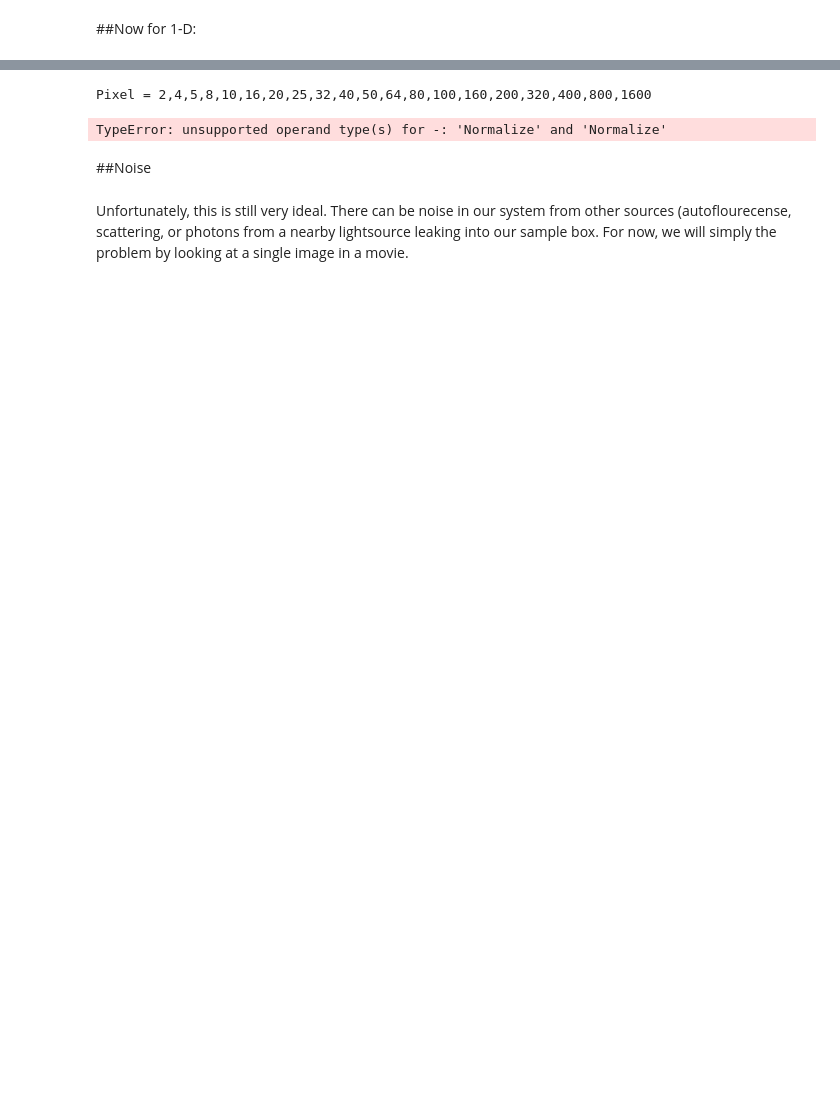
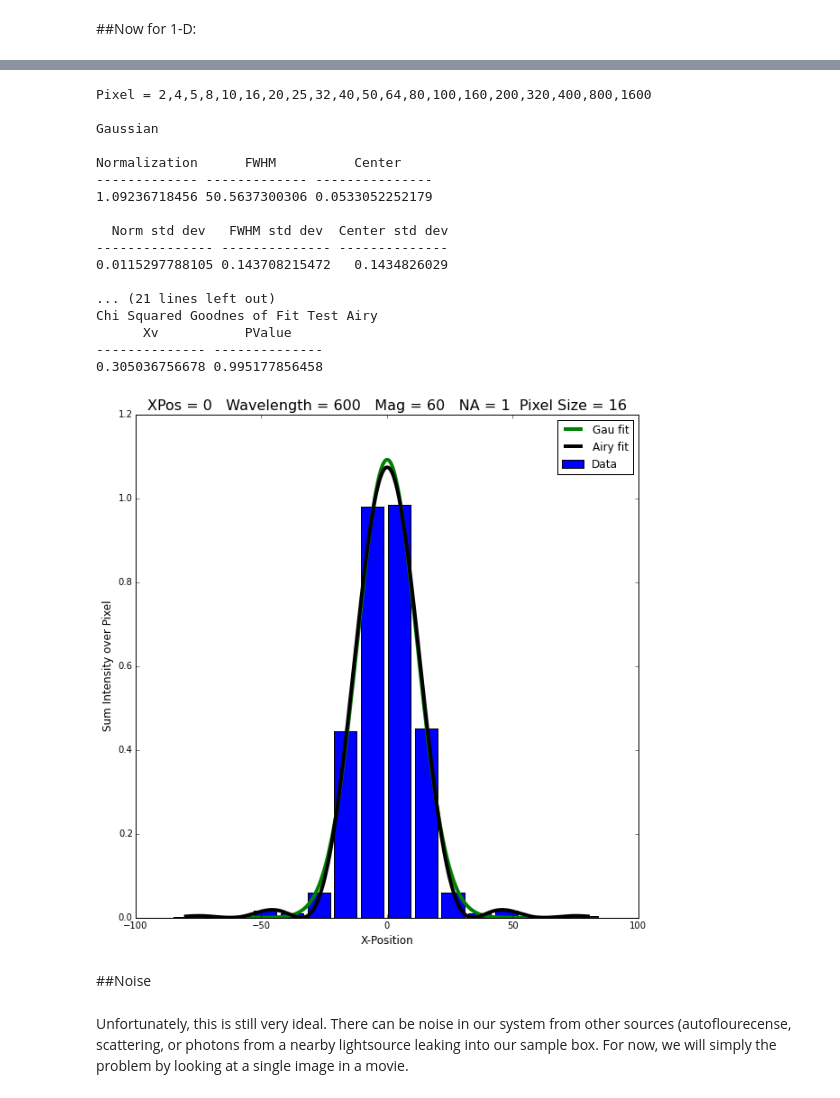
Before and after one commit to UCLA-Chem114/lab_notebooks, a Jupyter notebook: Intro to Superresolution.ipynb, the cells around one changed output, grey strips where cells are left out. Cells and saved outputs as stored; diff of their text form; code cells hidden in the pictures; blank space fills up the shorter version.

```diff
--- a/Intro to Superresolution.ipynb
+++ b/Intro to Superresolution.ipynb
@@ -472,7 +472,7 @@ def plot_airy2d(x_0=0,
 
     plot(xdist,ygau,'g-',label='Gau fit',lw= 4)
     plot(xdist,yairy,'k-',label='Airy fit',lw= 4)
-    plot(xpixel,pygau,'ro')
+    #plot(xpixel,pygau,'ro')
     title('XPos = %d   Wavelength = %d   Mag = %d   NA = %d  Pixel Size = %d' %
           (x_0, l, M, NA, pixelsize),
           fontsize = 16)
@@ -506,36 +506,53 @@ def plot_airy2d(x_0=0,
     print(ta)
 
     print('')
     tstddev = Table()
     tstddev['Norm std dev'] = [sqrt(diag(cga))[0]]
     #tstddev['FWHM std dev'] = [sqrt(diag(cga))[2]]
     tstddev['Center std dev'] = [sqrt(diag(cga))[1]]
     print(tstddev)
 
 
     print('')
 
     print('Gau fit parameters     {0:6.3f} {1:6.3f} {2:6.3f}'.format(*pg))
     print('Gau fit std dev        {0:6.3f} {1:6.3f} {2:6.3f}'.format(*sqrt(diag(cg))))
 
     print('')
-    print('Chi Squared Goodnes of Fit Test')
+    print('Chi Squared Goodnes of Fit Test Gaussian')
     chitable = Table()
     chitable['Xv'] = [Xvg]
     chitable['PValue'] = [pvalueg]
     print(chitable)
 
+    print('')
     print('Airy fit parameters     {0:6.3f} {1:6.3f} {2:6.3f}'.format(*pga))
     print('Airy fit std dev        {0:6.3f} {1:6.3f} {2:6.3f}'.format(*sqrt(diag(cga))))
     print('')
-    print('Chi Squared Goodnes of Fit Test')
+    print('Chi Squared Goodnes of Fit Test Airy')
     chitable = Table()
     chitable['Xv'] = [Xva]
     chitable['PValue'] = [pvaluea]
     print(chitable)
 # %% [output]
 Pixel = 2,4,5,8,10,16,20,25,32,40,50,64,80,100,160,200,320,400,800,1600
+
+Gaussian
+
+Normalization      FWHM          Center
+------------- ------------- ---------------
+1.09236718456 50.5637300306 0.0533052252179
+
+  Norm std dev   FWHM std dev  Center std dev
+--------------- -------------- --------------
+0.0115297788105 0.143708215472   0.1434826029
+
+... (21 lines left out)
+Chi Squared Goodnes of Fit Test Airy
+      Xv           PValue
+-------------- --------------
+0.305036756678 0.995177856458
-TypeError: unsupported operand type(s) for -: 'Normalize' and 'Normalize'
+[figure, added]
 # %% [markdown]
 ##Noise
 # %% [markdown]
```
Also changed, not shown: parts of 25 cells of this notebook.
